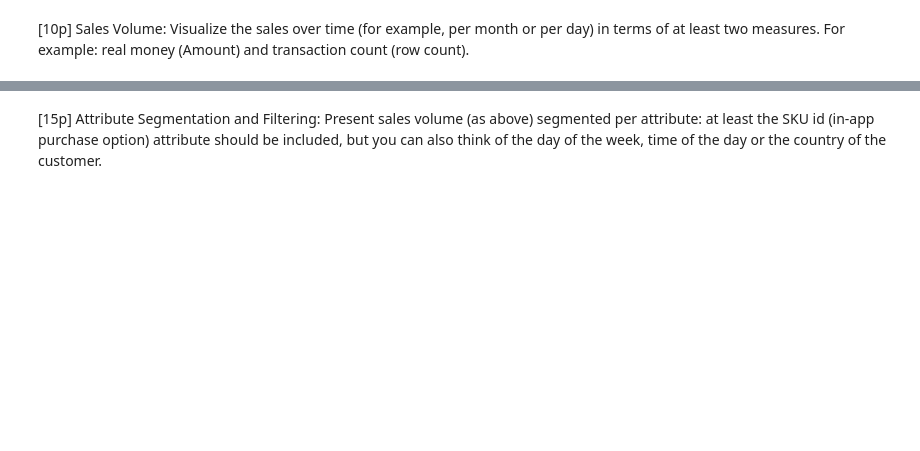
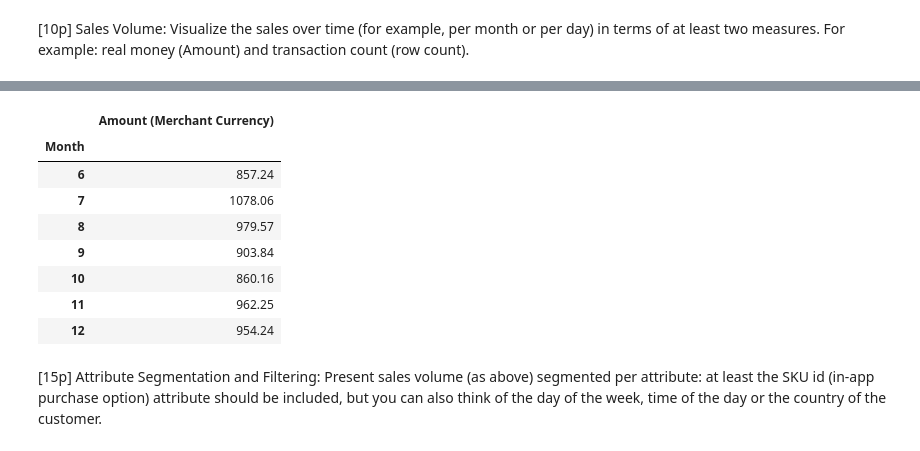
Before and after one commit to DiegoSourbag/DS-A1-Visual-analytics, a Jupyter notebook: assignment1.ipynb, the cells around one changed output, grey strips where cells are left out. Saved outputs shown, nothing was run; the diff lists cells and outputs as text; code cells hidden in the pictures; blank space fills up the shorter version.

```diff
--- a/assignment1.ipynb
+++ b/assignment1.ipynb
@@ -159,29 +170,37 @@ terms of at least two measures. For example: real money (Amount) and transaction
 # %%
 # df_sales_monthly = df_sales[['Order Charged Date', 'Charged Amount']].groupby(pd.Grouper(key='Order Charged Date', freq="ME")).sum()
 df_sales_monthly = df_sales.groupby('Month')[['Amount (Merchant Currency)']].sum()
-fig = figure(background_fill_color='white',
+monthly_sales_fig = figure(background_fill_color='white',
              border_fill_color='white',
              height=300,
              width=500,
              x_axis_label='Months',
             #  x_axis_type='datetime',
              y_axis_label='Sales',
              y_axis_location='left',
              title='Sales',
              title_location='right',
              toolbar_location='below',
              tools='save')
 
-# fig.vbar(x='Order Charged Date', top='Charged Amount',
-#          color='Red', width=100,
-#          source=df_sales_monthly)
-fig.step('Month', 'Amount (Merchant Currency)',
+
+monthly_sales_fig.step('Month', 'Amount (Merchant Currency)',
          color='Red', source=df_sales_monthly)
 
-show(fig)
+show(monthly_sales_fig)
+df_sales_monthly
 # %% [output]
 [interactive output not drawn]
 [interactive output not drawn]
+|  | Amount (Merchant Currency) |
+| Month |  |
+| 6 | 857.24 |
+| 7 | 1078.06 |
+| 8 | 979.57 |
+| 9 | 903.84 |
+| 10 | 860.16 |
+| 11 | 962.25 |
+| 12 | 954.24 |
 # %% [markdown]
 [15p] Attribute Segmentation and Filtering: Present sales volume (as above) segmented per
 attribute: at least the SKU id (in-app purchase option) attribute should be included, but you
```
Also changed, not shown: parts of 9 cells of this notebook, 1 other file.
